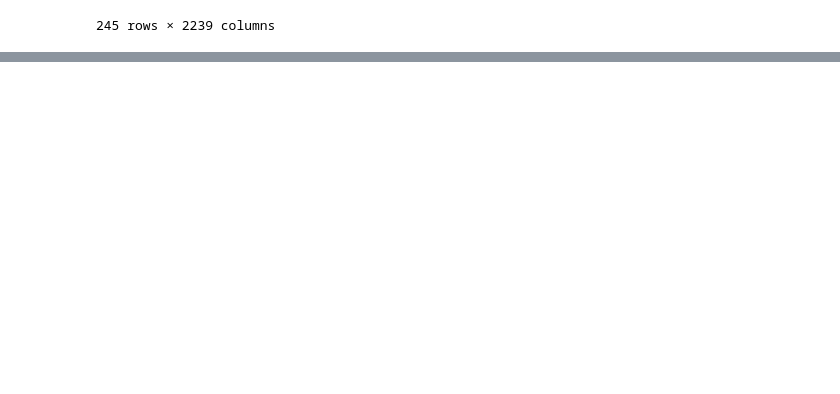
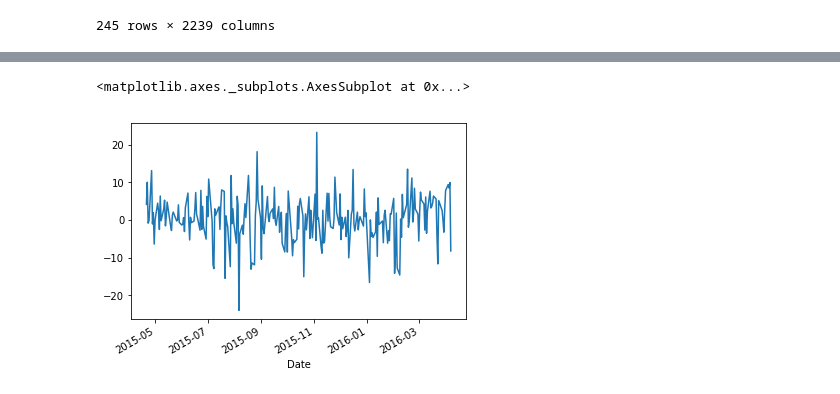
Before and after one commit to nicwigs/482, a Jupyter notebook: project/preProcessStockData.ipynb, the cells around one changed output, grey strips where cells are left out. Drawn from its saved outputs; the diff is of its cells as text; code cells hidden in the pictures; blank space fills up the shorter version.

```diff
--- a/project/preProcessStockData.ipynb
+++ b/project/preProcessStockData.ipynb
@@ -134,0 +150,5 @@ d3.to_csv('../../project/data/stock/trimmedStock.csv')
+# %%
+deltap = d3[d3.index > d3.index[0]].reset_index() - d3[d3.index < d3.index[-1]].reset_index()
+deltap.Date = d3.index[1:]
+deltap = deltap.set_index('Date')
+deltap
@@ -134,0 +175,5 @@ d3.to_csv('../../project/data/stock/trimmedStock.csv')
+# %%
+deltap['TSLA'].plot(kind='line')
+# %% [output]
+<matplotlib.axes._subplots.AxesSubplot at 0x...>
+[figure, added]
```
Also changed, not shown: parts of 6 cells of this notebook.
